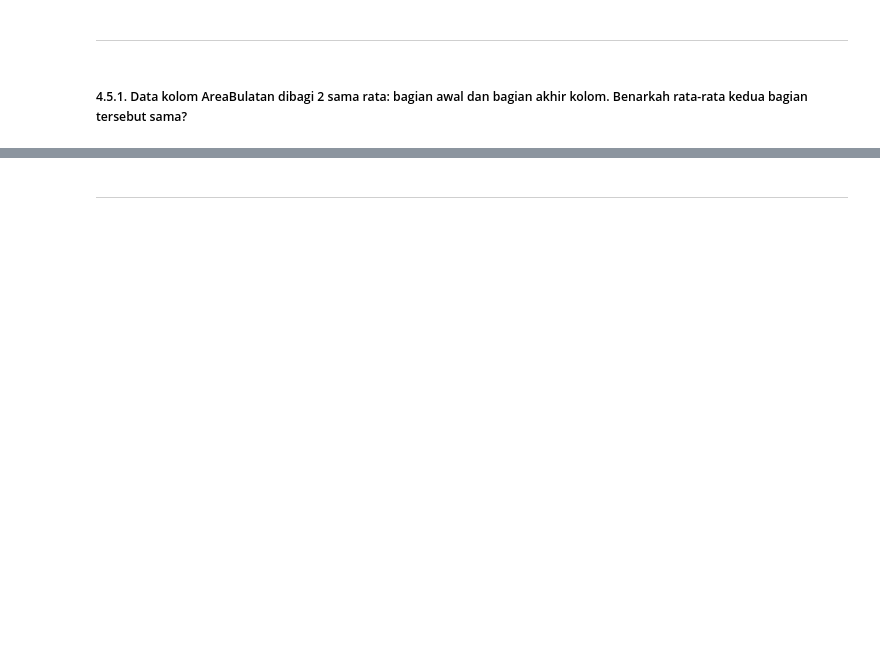
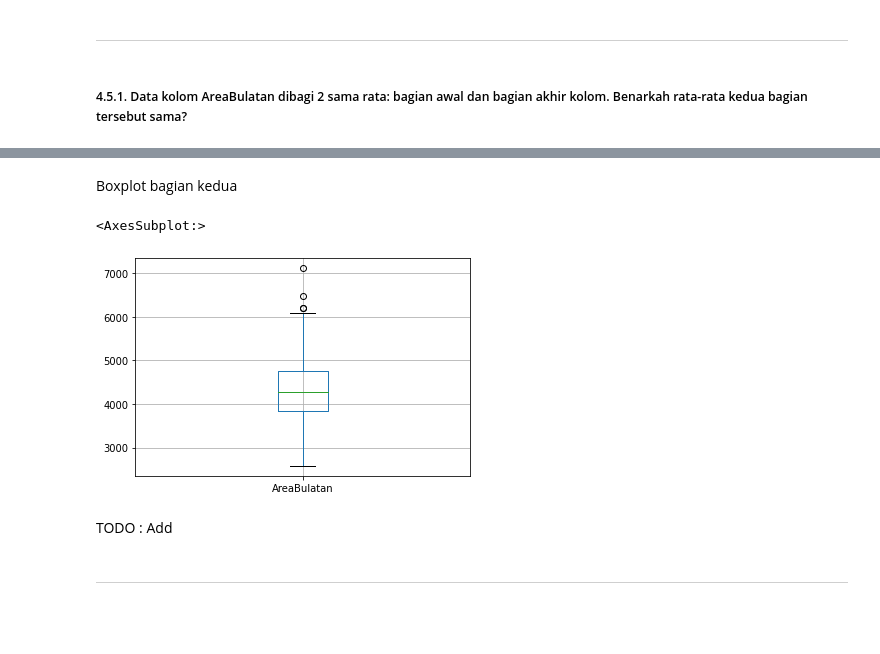
Before and after one commit to Lock1/IF2220-Probstat, a Jupyter notebook: TubesProbstat.ipynb, the cells around one changed output, grey strips where cells are left out. Cells and saved outputs as stored; diff of their text form; code cells hidden in the pictures; blank space fills up the shorter version.

````diff
--- a/TubesProbstat.ipynb
+++ b/TubesProbstat.ipynb
@@ -973,3 +1083,12 @@ Menampilkan juga boxplotnya untuk kolom / bagian yang bersesuaian.
+# %% [markdown]
+Boxplot bagian kedua
+# %%
+dataset.loc[249:].boxplot(["AreaBulatan"])
+# %% [output]
+<AxesSubplot:>
+[figure, added]
+# %% [markdown]
+TODO : Add
 # %% [markdown]
 ***
 ```
````
Also changed, not shown: parts of 19 cells of this notebook.
